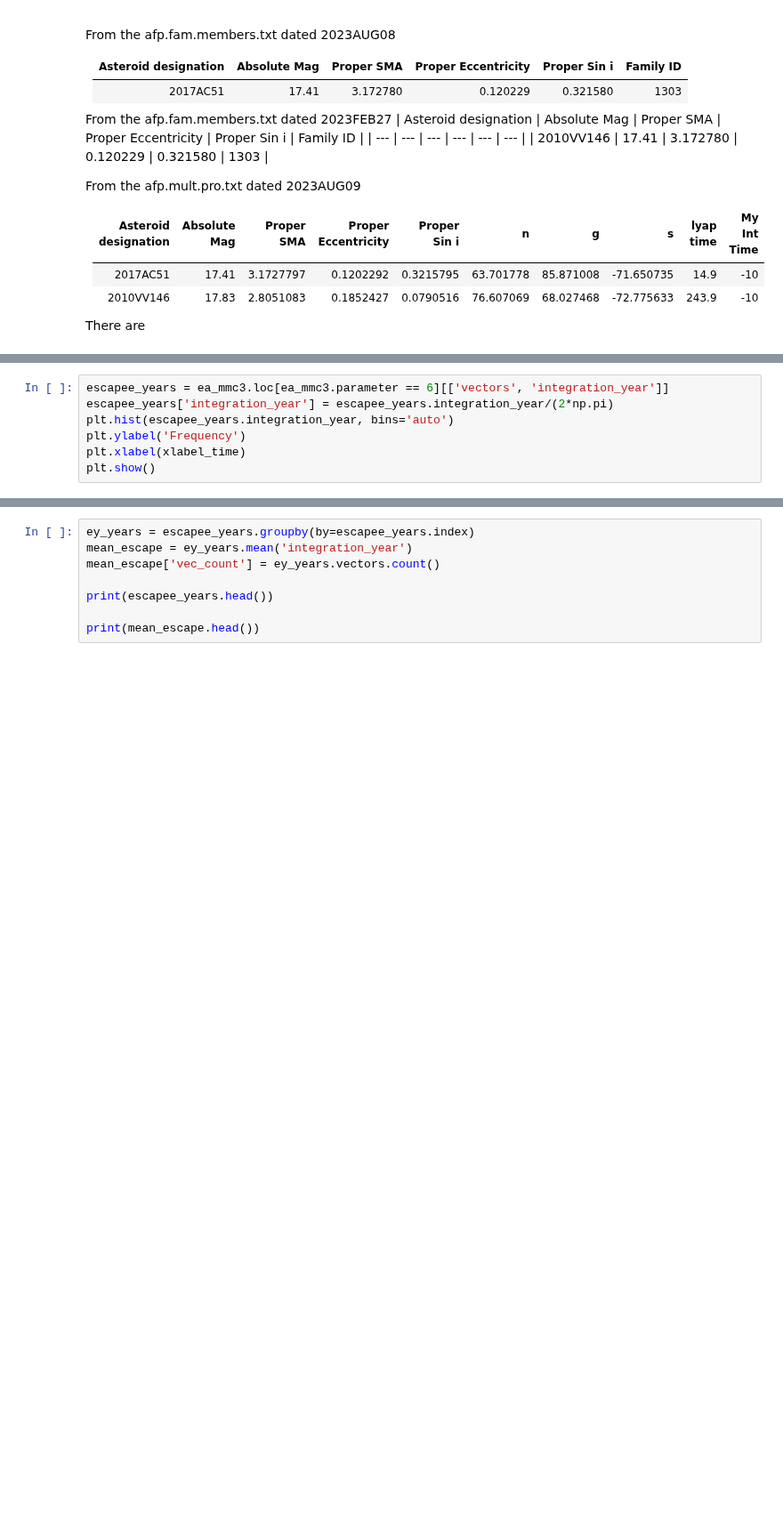
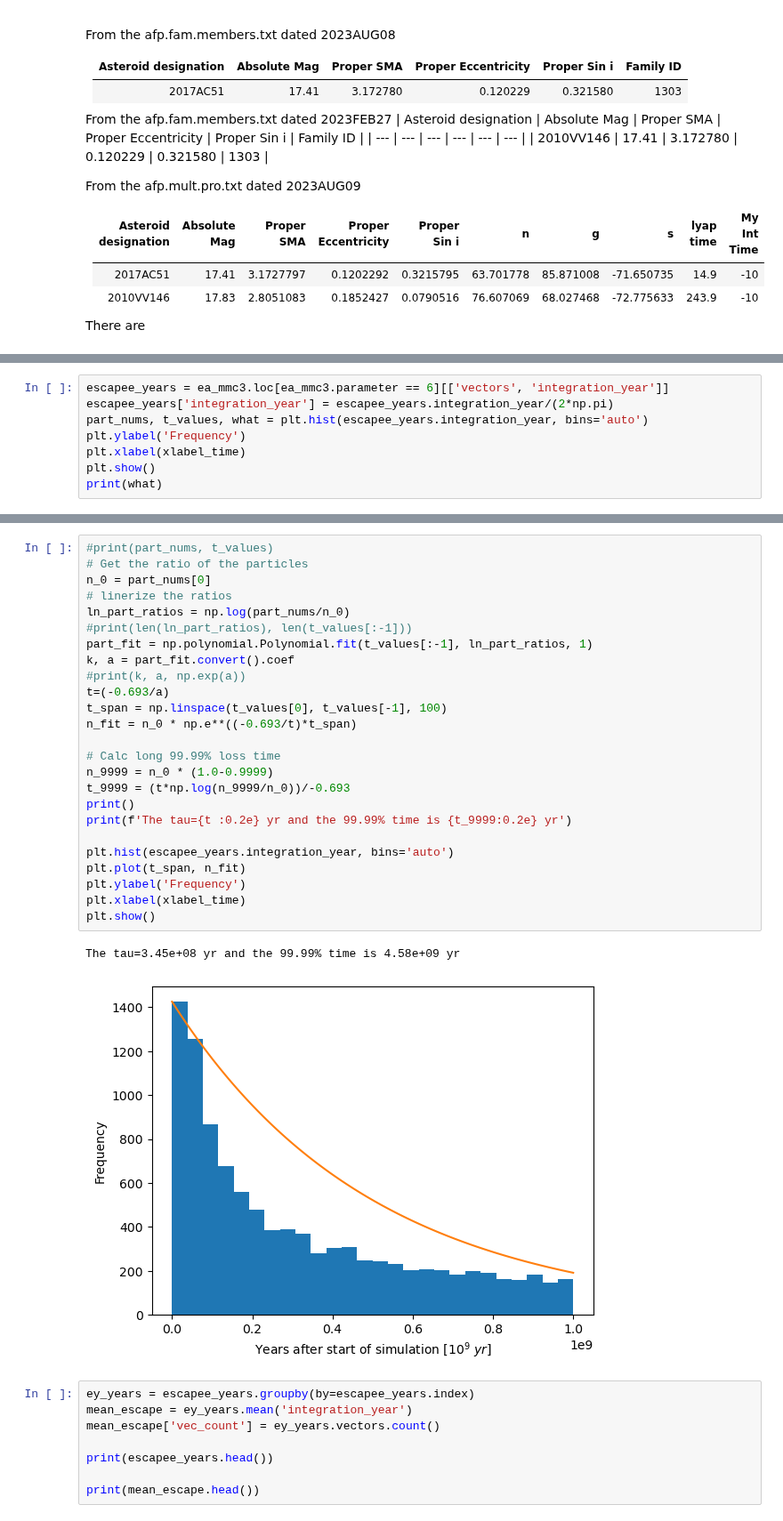
Before and after one commit to crankymax/asteroid_families, a Jupyter notebook: jupyter_notebooks/3Gyr_MC6_escaped_asteroids_.ipynb, the cells around one changed output, grey strips where cells are left out. Shown at 89% size. Cells and saved outputs as stored; diff of their text form; blank space fills up the shorter version.

```diff
--- a/jupyter_notebooks/3Gyr_MC6_escaped_asteroids_.ipynb
+++ b/jupyter_notebooks/3Gyr_MC6_escaped_asteroids_.ipynb
@@ -163,9 +145,10 @@ Checking that all the escaped asts 478 = 478
 # %%
 escapee_years = ea_mmc3.loc[ea_mmc3.parameter == 6][['vectors', 'integration_year']]
 escapee_years['integration_year'] = escapee_years.integration_year/(2*np.pi)
-plt.hist(escapee_years.integration_year, bins='auto')
+part_nums, t_values, what = plt.hist(escapee_years.integration_year, bins='auto')
 plt.ylabel('Frequency')
 plt.xlabel(xlabel_time)
 plt.show()
+print(what)
 # %% [output]
 [figure]
@@ -172,3 +173,31 @@ plt.show()
+# %%
+#print(part_nums, t_values)
+# Get the ratio of the particles
+n_0 = part_nums[0]
+# linerize the ratios
+ln_part_ratios = np.log(part_nums/n_0)
+#print(len(ln_part_ratios), len(t_values[:-1]))
+part_fit = np.polynomial.Polynomial.fit(t_values[:-1], ln_part_ratios, 1)
+k, a = part_fit.convert().coef
+#print(k, a, np.exp(a))
+t=(-0.693/a)
+t_span = np.linspace(t_values[0], t_values[-1], 100)
+n_fit = n_0 * np.e**((-0.693/t)*t_span)
+
+# Calc long 99.99% loss time
+n_9999 = n_0 * (1.0-0.9999)
+t_9999 = (t*np.log(n_9999/n_0))/-0.693
+print()
+print(f'The tau={t :0.2e} yr and the 99.99% time is {t_9999:0.2e} yr')
+
+plt.hist(escapee_years.integration_year, bins='auto')
+plt.plot(t_span, n_fit)
+plt.ylabel('Frequency')
+plt.xlabel(xlabel_time)
+plt.show()
+# %% [output]
+The tau=3.45e+08 yr and the 99.99% time is 4.58e+09 yr
+[figure, added]
 # %%
 ey_years = escapee_years.groupby(by=escapee_years.index)
 mean_escape = ey_years.mean('integration_year')
```
Also changed, not shown: parts of 12 cells of this notebook, 2 other files.
